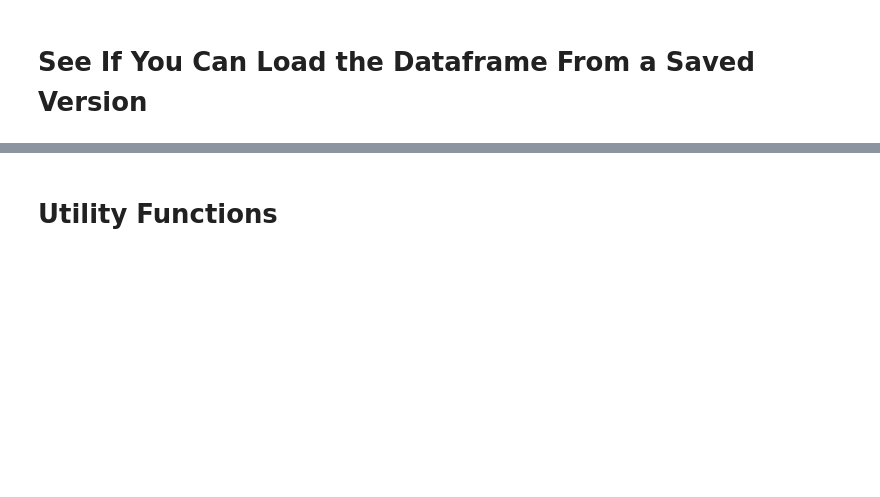
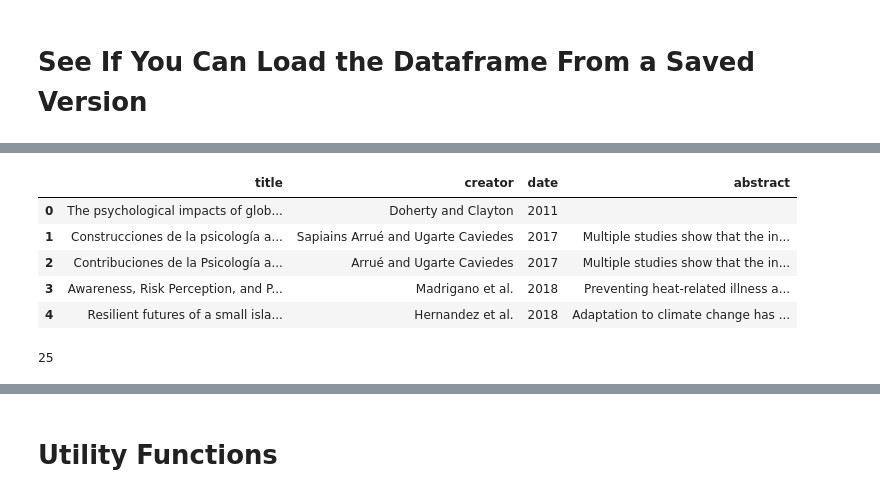
Before and after one commit to urschrei/WIREs, a Jupyter notebook: WIREs.ipynb, the cells around one changed output, grey strips where cells are left out. Cells and saved outputs as stored; diff of their text form; code cells hidden in the pictures; blank space fills up the shorter version.

```diff
--- a/WIREs.ipynb
+++ b/WIREs.ipynb
@@ -77,3 +77,23 @@ df.head()
 | 2 | A regional, multi-sectoral and in... | 2005-01-01 | The 'Regional Climate Change Impa... | 198 | regional impact response study ea... |
 | 3 | Bridging the gap: empowering deci... | 2006-01-01 | The methods, tools and outputs of... | 231 | method tool output uk impact prog... |
 | 4 | The Value of Linking Mitigation a... | 2009-01-01 | There are two principal strategie... | 254 | principal strategy managing risk ... |
+# %%
+zot = zotero.Zotero(436, "user", "qmf7yjuu8uegfsa3p4p7zllk")
+cca = zot.everything(zot.collection_items_top("96MNUEBN"))
+df_b = pd.DataFrame(
+    {
+        "title": [itm["data"]["title"] for itm in cca],
+        "creator": [itm["meta"].get("creatorSummary", "Unknown") for itm in cca],
+        "date": [itm["meta"]["parsedDate"][0:4] for itm in cca],
+        "abstract": [itm["data"]["abstractNote"] for itm in cca],
+    }
+)
+# %%
+df_b.head()
+# %% [output]
+|  | title | creator | date | abstract |
+| 0 | The psychological impacts of glob... | Doherty and Clayton | 2011 |  |
+| 1 | Construcciones de la psicología a... | Sapiains Arrué and Ugarte Caviedes | 2017 | Multiple studies show that the in... |
+| 2 | Contribuciones de la Psicología a... | Arrué and Ugarte Caviedes | 2017 | Multiple studies show that the in... |
+| 3 | Awareness, Risk Perception, and P... | Madrigano et al. | 2018 | Preventing heat-related illness a... |
+| 4 | Resilient futures of a small isla... | Hernandez et al. | 2018 | Adaptation to climate change has ... |
@@ -79,0 +104,9 @@ df.head()
+# %%
+len(
+    df_b[["creator", "date", "Risk"]][
+        df_b["abstract_clean"].str.contains("risk")
+        & df_b["abstract_clean"].str.contains("flood")
+    ].sort_values(by=["date", "creator"])
+)
+# %% [output]
+25
```
Also changed, not shown: parts of 10 cells of this notebook.
